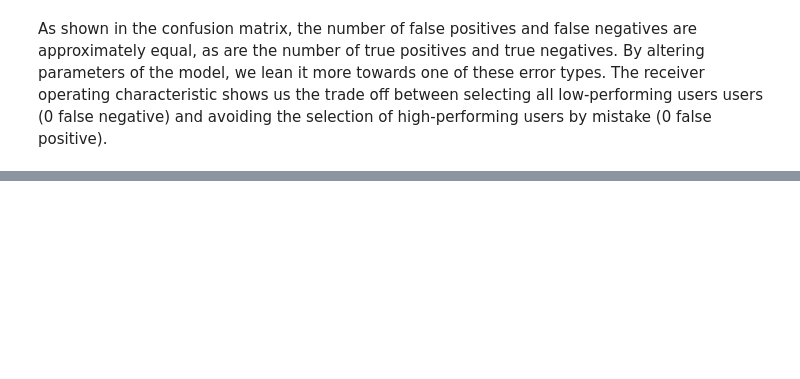
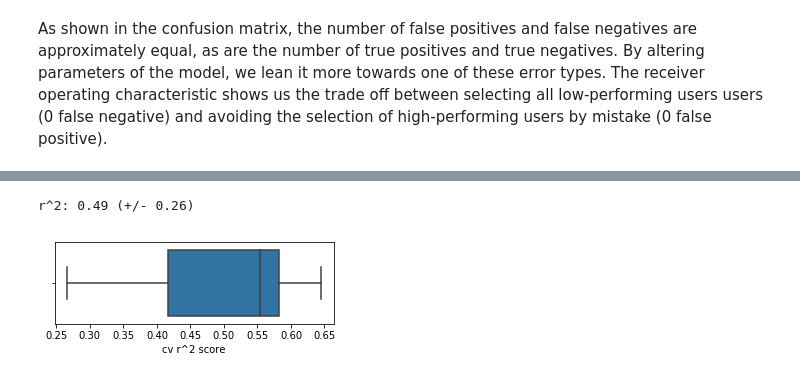
Before and after one commit to johannkm/cmsc499A, a Jupyter notebook: Report.ipynb, the cells around one changed output, grey strips where cells are left out. Saved outputs shown, nothing was run; the diff lists cells and outputs as text; code cells hidden in the pictures; blank space fills up the shorter version.

```diff
--- a/Report.ipynb
+++ b/Report.ipynb
@@ -432,0 +450,13 @@ Top features leading to classification as high performing:
+# %%
+parameters ={'n_estimators': np.power(10,range(1,3)), 'max_features': ('sqrt', 'log2')}
+rfr = ensemble.RandomForestRegressor()
+clf = model_selection.GridSearchCV(rfr, parameters)
+scores = model_selection.cross_val_score(clf, features, labels.accuracy, cv=10)
+fig = plt.figure()
+sns.boxplot(x=scores)
+plt.xlabel('cv r^2 score')
+fig.set_size_inches(5,1.5)
+print("r^2: %0.2f (+/- %0.2f)" % (scores.mean(), scores.std() * 2))
+# %% [output]
+r^2: 0.49 (+/- 0.26)
+[figure, added]
```
Also changed, not shown: parts of 23 cells of this notebook.
